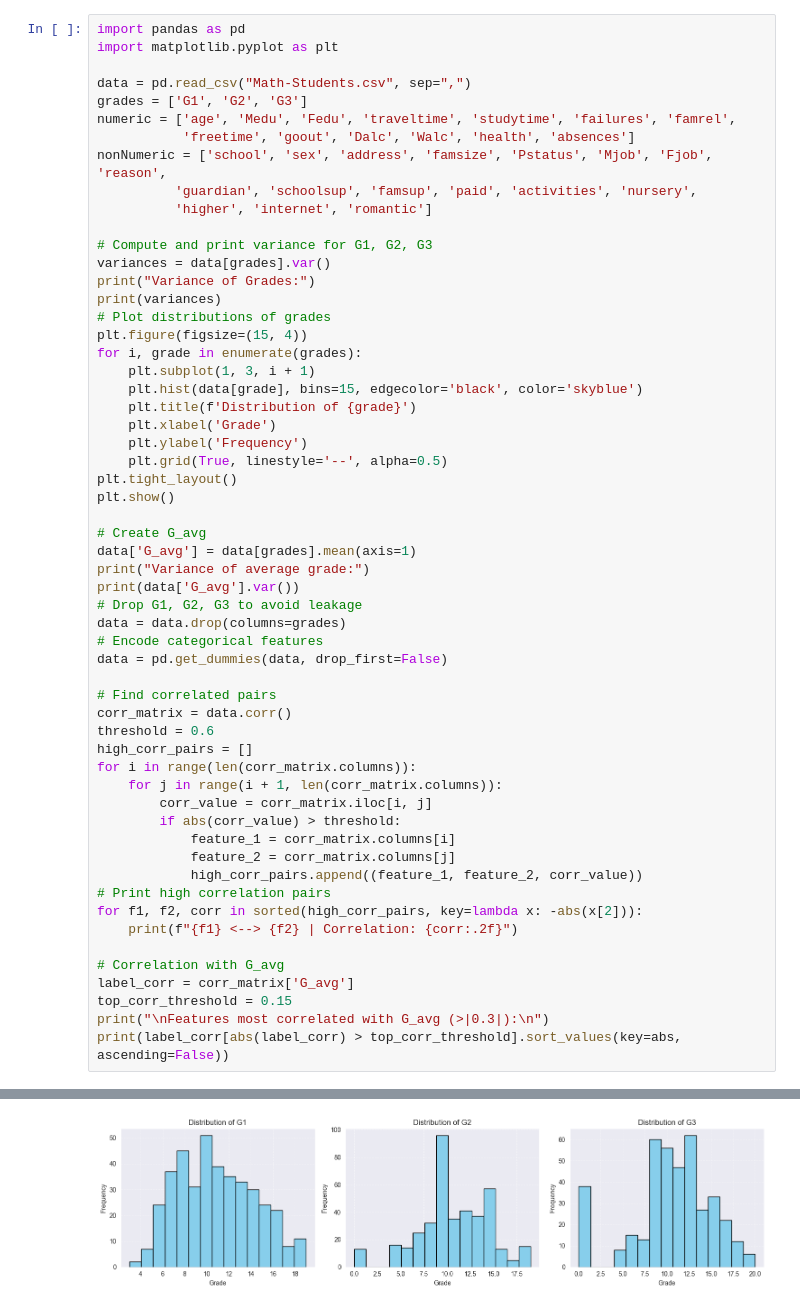
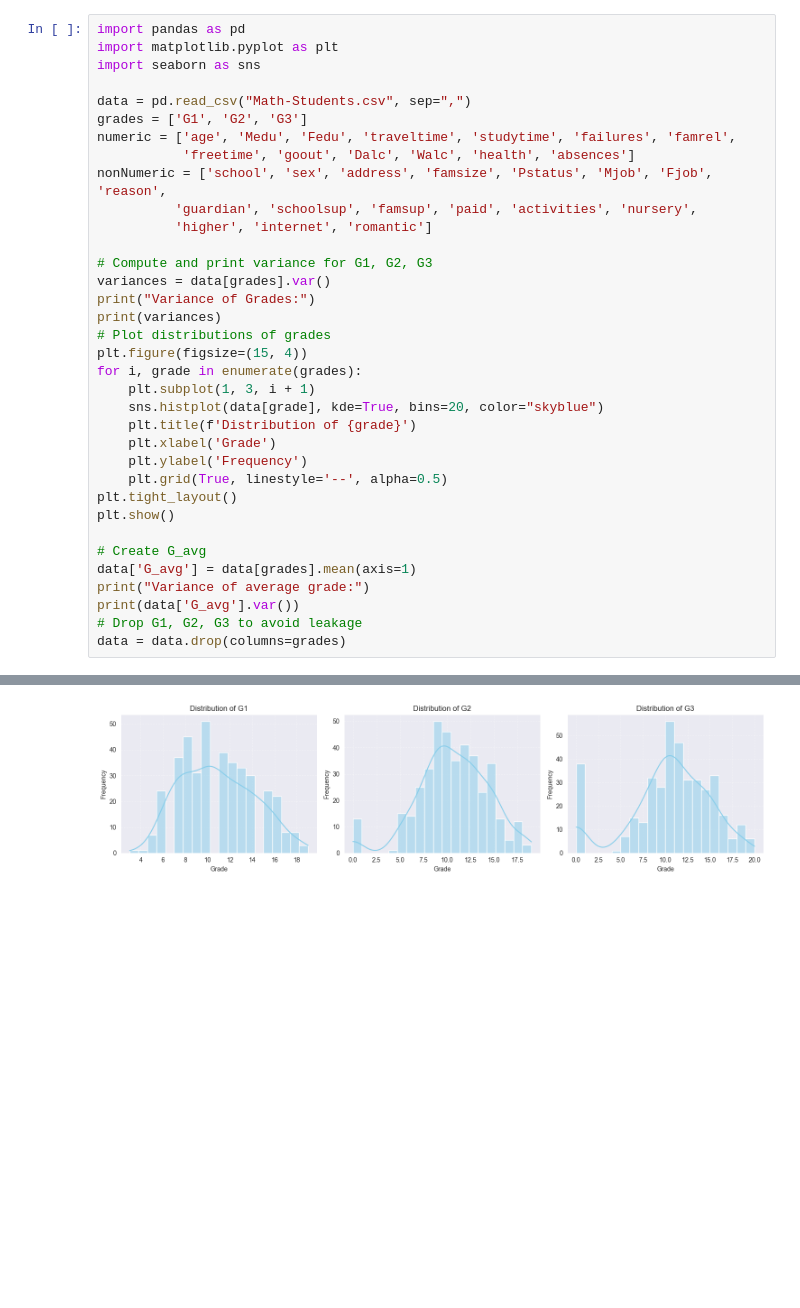
Before and after one commit to Nate-Kim/Grade-Prediction, a Jupyter notebook: NateEDA.ipynb, the cells around one changed output, grey strips where cells are left out. Saved outputs shown, nothing was run; the diff lists cells and outputs as text; blank space fills up the shorter version.

```diff
--- a/NateEDA.ipynb
+++ b/NateEDA.ipynb
@@ -1,6 +1,7 @@
 # %%
 import pandas as pd
 import matplotlib.pyplot as plt
+import seaborn as sns
 
 data = pd.read_csv("Math-Students.csv", sep=",")
 grades = ['G1', 'G2', 'G3']
@@ -10,57 +11,34 @@ nonNumeric = ['school', 'sex', 'address', 'famsize', 'Pstatus', 'Mjob', 'Fjob',
           'guardian', 'schoolsup', 'famsup', 'paid', 'activities', 'nursery',
           'higher', 'internet', 'romantic']
 
 # Compute and print variance for G1, G2, G3
 variances = data[grades].var()
 print("Variance of Grades:")
 print(variances)
 # Plot distributions of grades
 plt.figure(figsize=(15, 4))
 for i, grade in enumerate(grades):
     plt.subplot(1, 3, i + 1)
-    plt.hist(data[grade], bins=15, edgecolor='black', color='skyblue')
+    sns.histplot(data[grade], kde=True, bins=20, color="skyblue")
     plt.title(f'Distribution of {grade}')
     plt.xlabel('Grade')
     plt.ylabel('Frequency')
     plt.grid(True, linestyle='--', alpha=0.5)
 plt.tight_layout()
 plt.show()
 
 # Create G_avg
 data['G_avg'] = data[grades].mean(axis=1)
 print("Variance of average grade:")
 print(data['G_avg'].var())
 # Drop G1, G2, G3 to avoid leakage
 data = data.drop(columns=grades)
-# Encode categorical features
-data = pd.get_dummies(data, drop_first=False)
-
-# Find correlated pairs
-corr_matrix = data.corr()
-threshold = 0.6
-high_corr_pairs = []
-for i in range(len(corr_matrix.columns)):
-    for j in range(i + 1, len(corr_matrix.columns)):
-        corr_value = corr_matrix.iloc[i, j]
-        if abs(corr_value) > threshold:
-            feature_1 = corr_matrix.columns[i]
-            feature_2 = corr_matrix.columns[j]
-            high_corr_pairs.append((feature_1, feature_2, corr_value))
-# Print high correlation pairs
-for f1, f2, corr in sorted(high_corr_pairs, key=lambda x: -abs(x[2])):
-    print(f"{f1} <--> {f2} | Correlation: {corr:.2f}")
-
-# Correlation with G_avg
-label_corr = corr_matrix['G_avg']
-top_corr_threshold = 0.15
-print("\nFeatures most correlated with G_avg (>|0.3|):\n")
-print(label_corr[abs(label_corr) > top_corr_threshold].sort_values(key=abs, ascending=False))
 # %% [output]
 Variance of Grades:
 G1    10.990516
 G2    14.143953
 G3    20.894712
 dtype: float64
-[figure, old version]
+[figure, new version]
 Variance of average grade:
 13.640266215510861
```
Also changed, not shown: parts of 4 cells of this notebook.
